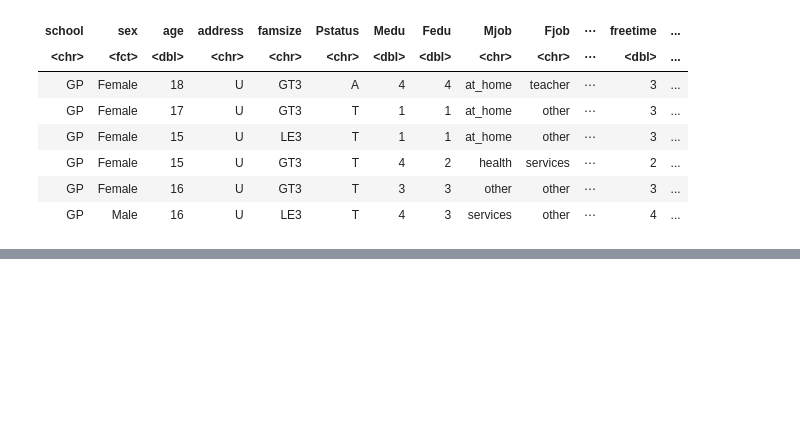
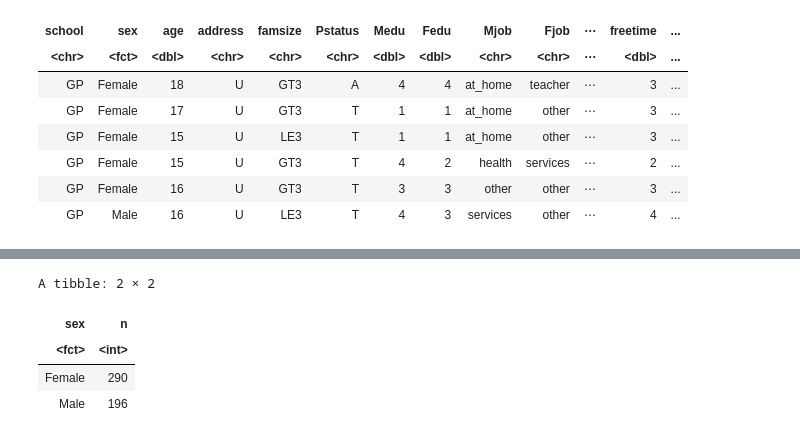
Before and after one commit to kcarri02/GROUP-PROJECT, a Jupyter notebook: ProjectNotebook.ipynb, the cells around one changed output, grey strips where cells are left out. Drawn from its saved outputs; the diff is of its cells as text; code cells hidden in the pictures; blank space fills up the shorter version.

```diff
--- a/ProjectNotebook.ipynb
+++ b/ProjectNotebook.ipynb
@@ -69,3 +71,15 @@ A tibble: 15 × 2
+# %%
+male_female_proportion <- math_training |>
+                            group_by(sex) |>
+                            summarize(n = n())
+
+male_female_proportion
+# %% [output]
+A tibble: 2 × 2
+| sex | n |
+| <fct> | <int> |
+| Female | 290 |
+| Male | 196 |
 # %%
 pass_plot <- math_training |>
             ggplot(aes(x = standing, fill = sex)) +
```
Also changed, not shown: parts of 7 cells of this notebook.
